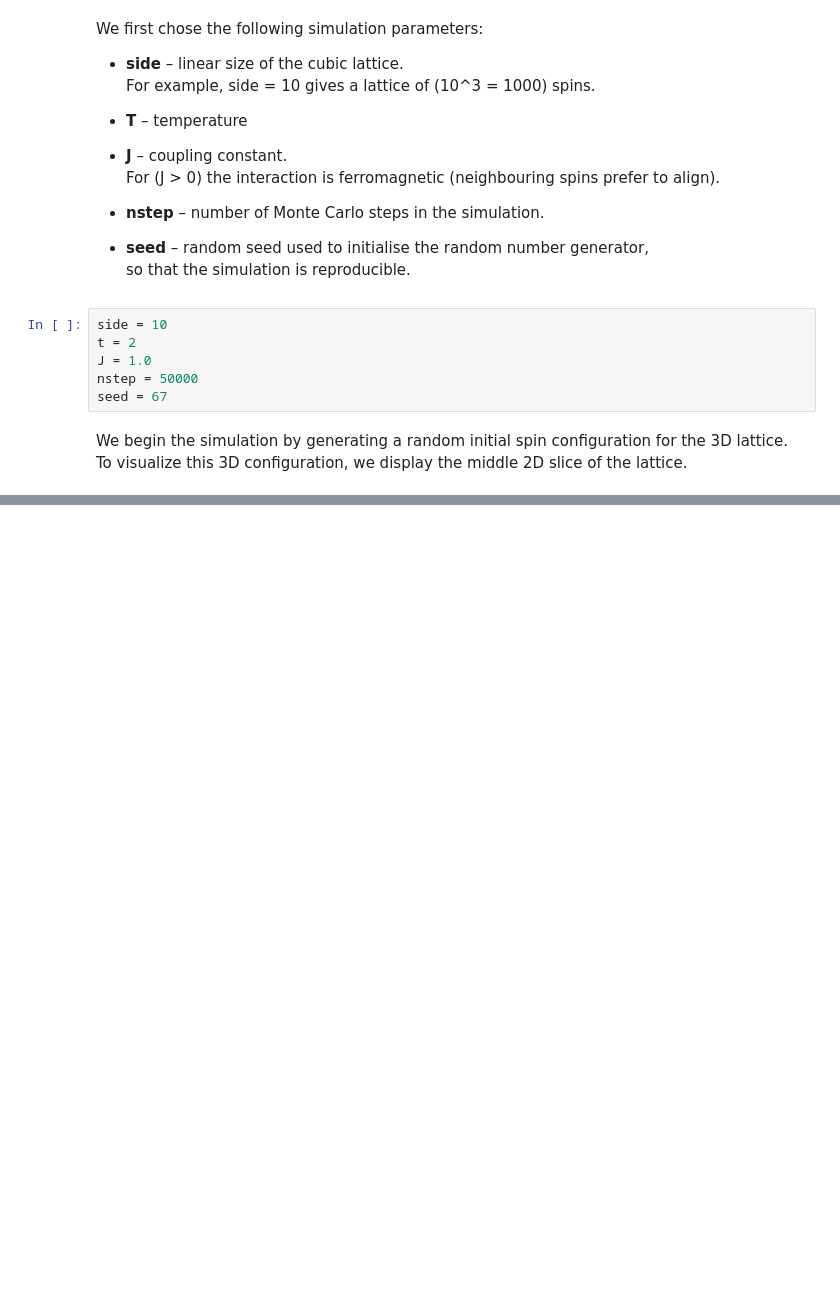
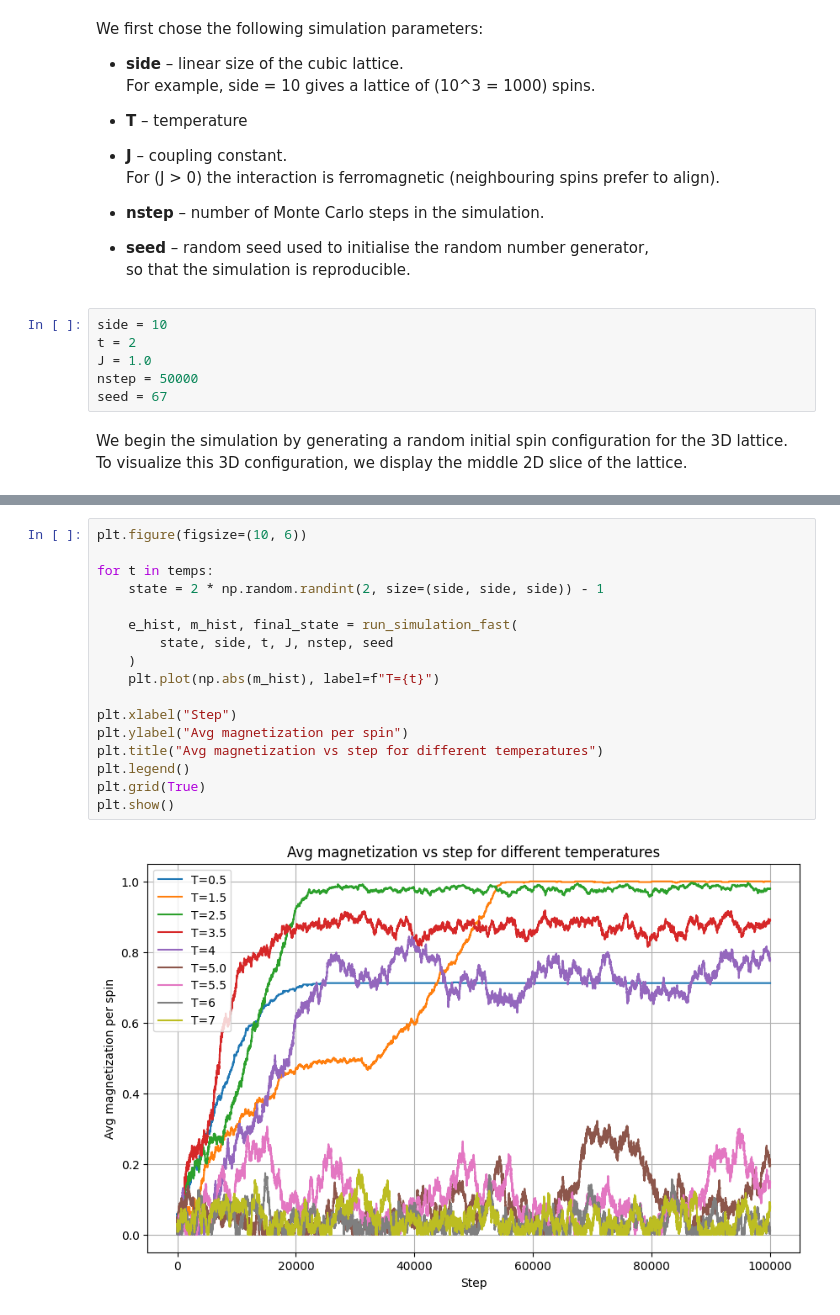
Before and after one commit to BCRLeo/3D-Ising-Model, a Jupyter notebook: Ising3DModel.ipynb, the cells around one changed output, grey strips where cells are left out. Cells and saved outputs as stored; diff of their text form; blank space fills up the shorter version.

```diff
--- a/Ising3DModel.ipynb
+++ b/Ising3DModel.ipynb
@@ -278,0 +370,19 @@ Average magnetization: 0.9925798884022321
+# %%
+plt.figure(figsize=(10, 6))
+
+for t in temps:
+    state = 2 * np.random.randint(2, size=(side, side, side)) - 1
+
+    e_hist, m_hist, final_state = run_simulation_fast(
+        state, side, t, J, nstep, seed
+    )
+    plt.plot(np.abs(m_hist), label=f"T={t}")
+
+plt.xlabel("Step")
+plt.ylabel("Avg magnetization per spin")
+plt.title("Avg magnetization vs step for different temperatures")
+plt.legend()
+plt.grid(True)
+plt.show()
+# %% [output]
+[figure, added]
```
Also changed, not shown: parts of 21 cells of this notebook.
